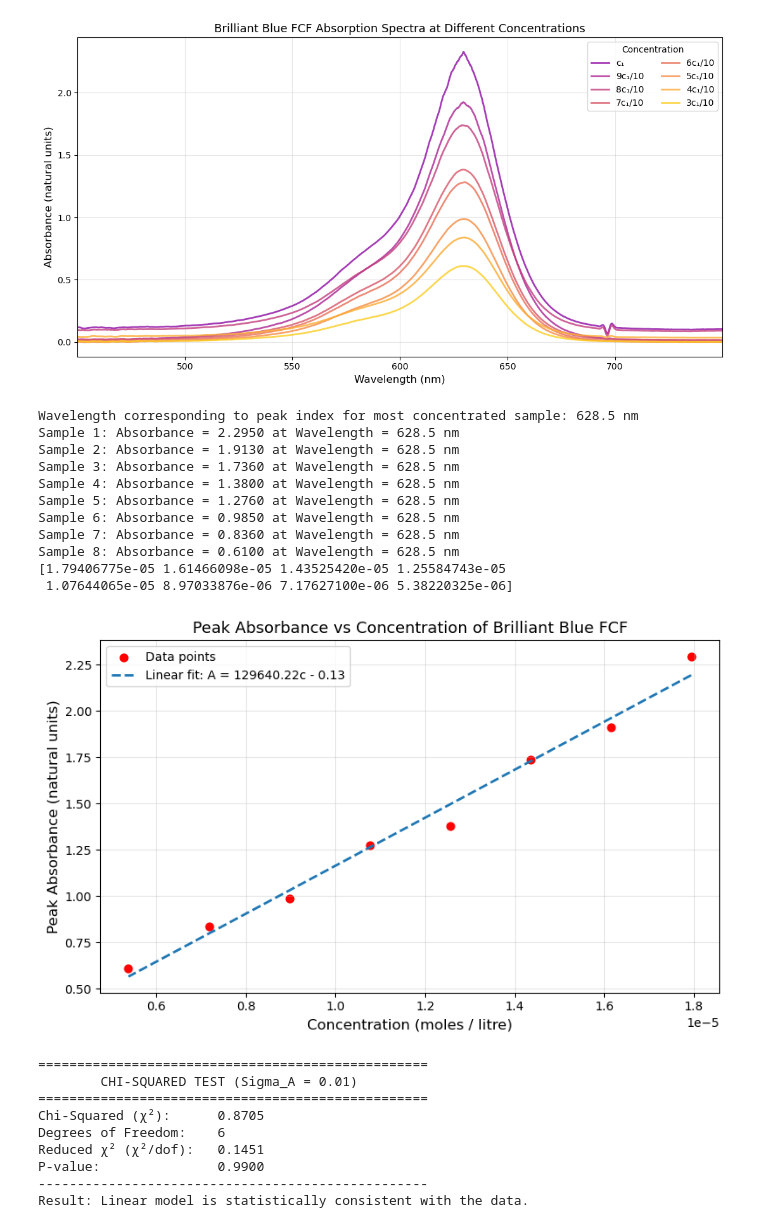
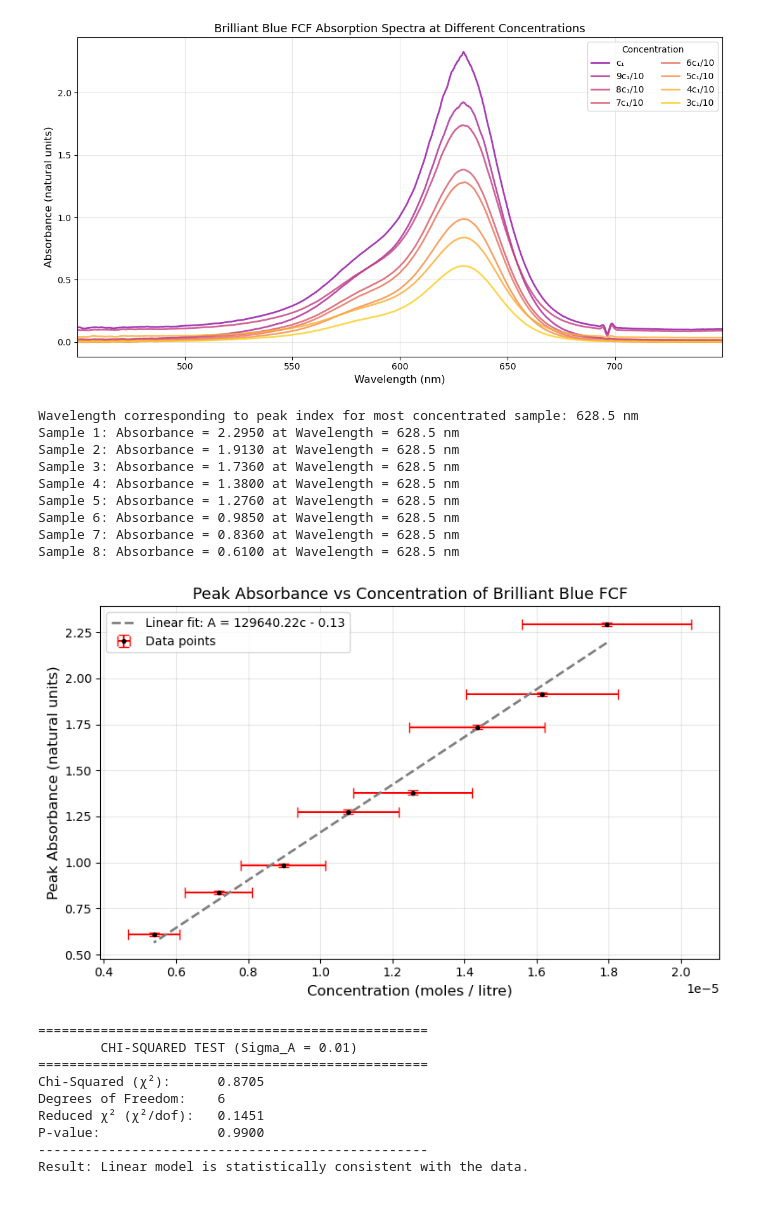
Before and after one commit to mjyazar/Waves-and-Optics-Experiment, a Jupyter notebook: main.ipynb, the cells around one changed output. Drawn from its saved outputs; the diff is of its cells as text; code cells hidden in the pictures.

Commit message:
Added Error Intervals to absorbance vs concentration graph

```diff
--- a/main.ipynb
+++ b/main.ipynb
@@ -128,6 +128,10 @@ plt.savefig('Absorption Spectra.png', dpi=300)
 # %% [output]
 [figure]
 # %%
+absorbance_error = 0.01  # Estimated
+concentrations_array = np.array([c for c, dc in concentrations.values()])
+dconcentrations_array = np.array([dc for c, dc in concentrations.values()])
+
 # Find index of the concentration sample's peak absorption
 peak_index = intensities_filtered[:, 7].argmax()
 print(f"Wavelength corresponding to peak index for most concentrated sample: {wavelength_filtered[peak_index]:.1f} nm")
@@ -140,40 +144,36 @@ for sample in range(sample_count):
 
     print(f"Sample {sample + 1}: Absorbance = {absorbance:.4f} at Wavelength = {wavelength_filtered[peak_index]:.1f} nm")
 
 # Plot peak absorption vs concentration
 plt.figure(figsize=(8, 5))
-concentrations_array = np.array([c for c, dc in concentrations.values()])
-print(concentrations_array)
-plt.scatter(concentrations_array, absorbances, color='red', s=40, label='Data points')
+plt.errorbar(concentrations_array, absorbances, xerr=dconcentrations_array, yerr=0.01, fmt='o', color='black', ecolor='red', capsize=4, markersize=3, label='Data points')
 
 # Perform linear regression and plot best fit line
 slope, intercept, r_value, p_value, std_err = scipy.stats.linregress(concentrations_array, absorbances)
 best_fit = slope * concentrations_array + intercept
-plt.plot(concentrations_array, best_fit, linestyle='--', linewidth=2, label=f'Linear fit: A = {slope:.2f}c {"" if intercept >= 0 else "-"} {abs(intercept):.2f}')
+plt.plot(concentrations_array, best_fit, linestyle='--', linewidth=2, label=f'Linear fit: A = {slope:.2f}c {"" if intercept >= 0 else "-"} {abs(intercept):.2f}', color='grey')
 
 # Plot labels and formatting
 plt.xlabel('Concentration (moles / litre)', fontsize=12)
 plt.ylabel('Peak Absorbance (natural units)', fontsize=12)
 plt.title('Peak Absorbance vs Concentration of Brilliant Blue FCF', fontsize=13)
 plt.legend()
 plt.grid(alpha=0.3)
 plt.tight_layout()
 
 # Save figure
 plt.savefig('Peak Absorbance vs Concentration.png', dpi=300)
 # %% [output]
 Wavelength corresponding to peak index for most concentrated sample: 628.5 nm
 Sample 1: Absorbance = 2.2950 at Wavelength = 628.5 nm
 Sample 2: Absorbance = 1.9130 at Wavelength = 628.5 nm
 Sample 3: Absorbance = 1.7360 at Wavelength = 628.5 nm
 Sample 4: Absorbance = 1.3800 at Wavelength = 628.5 nm
 Sample 5: Absorbance = 1.2760 at Wavelength = 628.5 nm
 Sample 6: Absorbance = 0.9850 at Wavelength = 628.5 nm
 Sample 7: Absorbance = 0.8360 at Wavelength = 628.5 nm
 Sample 8: Absorbance = 0.6100 at Wavelength = 628.5 nm
-[1.79406775e-05 1.61466098e-05 1.43525420e-05 1.25584743e-05
- 1.07644065e-05 8.97033876e-06 7.17627100e-06 5.38220325e-06]
-[figure, old version]
+[figure, new version]
 # %%
 # 1. Update Step 3 concentration logic (using the 3-pour sqrt(3) logic)
 # V_taken (150ml) = 2 pours; V_total (200ml) = 3 pours
```
Also changed, not shown: parts of 1 cell of this notebook, 1 other file.
